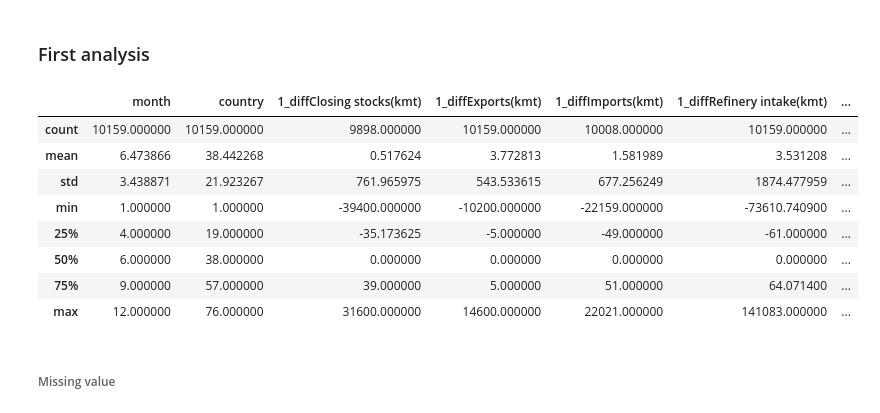
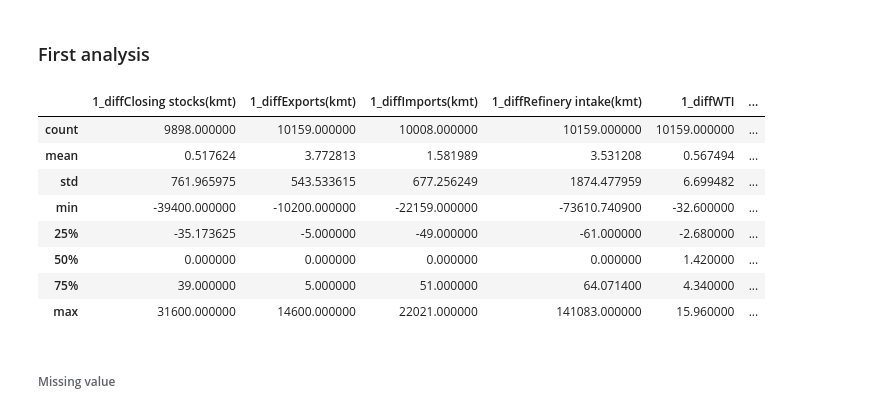
Before and after one commit to thibaultbl/oil_prediction_challenge, a Jupyter notebook: Code/notebook.ipynb, the cells around one changed output. Cells and saved outputs as stored; diff of their text form; code cells hidden in the pictures.

```diff
--- a/Code/notebook.ipynb
+++ b/Code/notebook.ipynb
@@ -45,20 +45,20 @@ X_full = pd.concat([X, final_test])
 # 2 - Data transformation
 # %% [markdown]
 ### First analysis
-# %%
-X.describe()
-# %% [output]
-|  | month | country | 1_diffClosing stocks(kmt) | 1_diffExports(kmt) | 1_diffImports(kmt) | 1_diffRefinery intake(kmt) | ... |
-| count | 10159.000000 | 10159.000000 | 9898.000000 | 10159.000000 | 10008.000000 | 10159.000000 | ... |
-| mean | 6.473866 | 38.442268 | 0.517624 | 3.772813 | 1.581989 | 3.531208 | ... |
-| std | 3.438871 | 21.923267 | 761.965975 | 543.533615 | 677.256249 | 1874.477959 | ... |
-| min | 1.000000 | 1.000000 | -39400.000000 | -10200.000000 | -22159.000000 | -73610.740900 | ... |
-| 25% | 4.000000 | 19.000000 | -35.173625 | -5.000000 | -49.000000 | -61.000000 | ... |
-| 50% | 6.000000 | 38.000000 | 0.000000 | 0.000000 | 0.000000 | 0.000000 | ... |
-| 75% | 9.000000 | 57.000000 | 39.000000 | 5.000000 | 51.000000 | 64.071400 | ... |
-| max | 12.000000 | 76.000000 | 31600.000000 | 14600.000000 | 22021.000000 | 141083.000000 | ... |
 # %%
 NUMERIC_VARIABLE = [x for x in X.columns if x not in ["ID", "month", "country"]]
+# %%
+X.loc[:, NUMERIC_VARIABLE].describe()
+# %% [output]
+|  | 1_diffClosing stocks(kmt) | 1_diffExports(kmt) | 1_diffImports(kmt) | 1_diffRefinery intake(kmt) | 1_diffWTI | ... |
+| count | 9898.000000 | 10159.000000 | 10008.000000 | 10159.000000 | 10159.000000 | ... |
+| mean | 0.517624 | 3.772813 | 1.581989 | 3.531208 | 0.567494 | ... |
+| std | 761.965975 | 543.533615 | 677.256249 | 1874.477959 | 6.699482 | ... |
+| min | -39400.000000 | -10200.000000 | -22159.000000 | -73610.740900 | -32.600000 | ... |
+| 25% | -35.173625 | -5.000000 | -49.000000 | -61.000000 | -2.680000 | ... |
+| 50% | 0.000000 | 0.000000 | 0.000000 | 0.000000 | 1.420000 | ... |
+| 75% | 39.000000 | 5.000000 | 51.000000 | 64.071400 | 4.340000 | ... |
+| max | 31600.000000 | 14600.000000 | 22021.000000 | 141083.000000 | 15.960000 | ... |
 # %% [markdown]
 ###### Missing value
 # %% [markdown]
```
Also changed, not shown: parts of 29 cells of this notebook.
